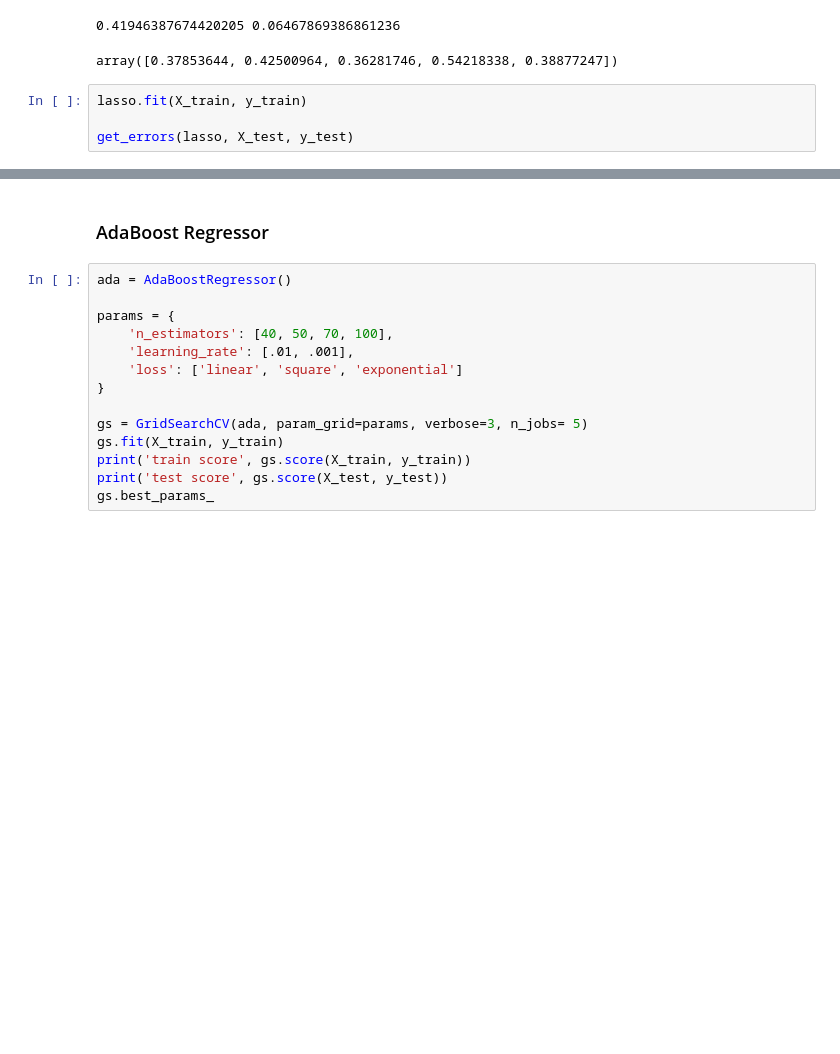
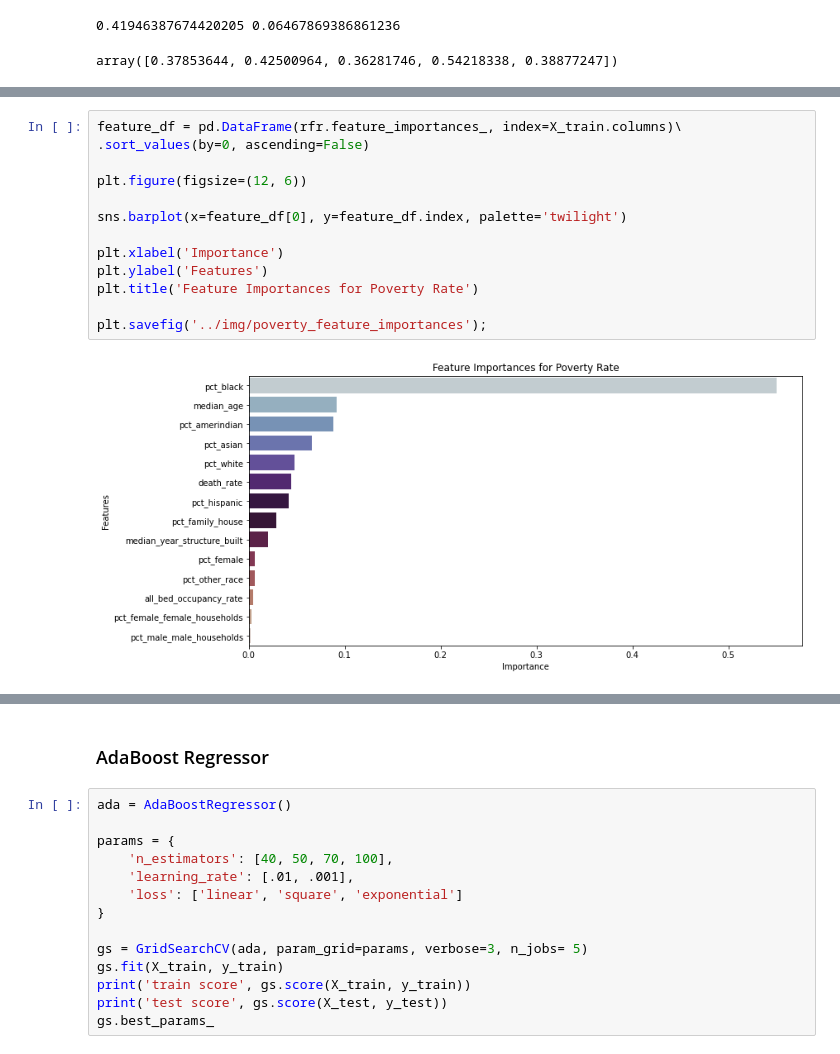
Before and after one commit to spark126/covid_poverty_and_death_rate, a Jupyter notebook: code/poverty_models.ipynb, the cells around one changed output, grey strips where cells are left out. Saved outputs shown, nothing was run; the diff lists cells and outputs as text; blank space fills up the shorter version.

```diff
--- a/code/poverty_models.ipynb
+++ b/code/poverty_models.ipynb
@@ -304,7 +171,3 @@ cv_score
 # %% [output]
 0.41946387674420205 0.06467869386861236
 array([0.37853644, 0.42500964, 0.36281746, 0.54218338, 0.38877247])
-# %%
-lasso.fit(X_train, y_train)
-
-get_errors(lasso, X_test, y_test)
@@ -316,0 +226,15 @@ Model RMSE --  4.411%
+# %%
+feature_df = pd.DataFrame(rfr.feature_importances_, index=X_train.columns)\
+.sort_values(by=0, ascending=False)
+
+plt.figure(figsize=(12, 6))
+
+sns.barplot(x=feature_df[0], y=feature_df.index, palette='twilight')
+
+plt.xlabel('Importance')
+plt.ylabel('Features')
+plt.title('Feature Importances for Poverty Rate')
+
+plt.savefig('../img/poverty_feature_importances');
+# %% [output]
+[figure, added]
```
Also changed, not shown: parts of 36 cells of this notebook, 1 other file.
